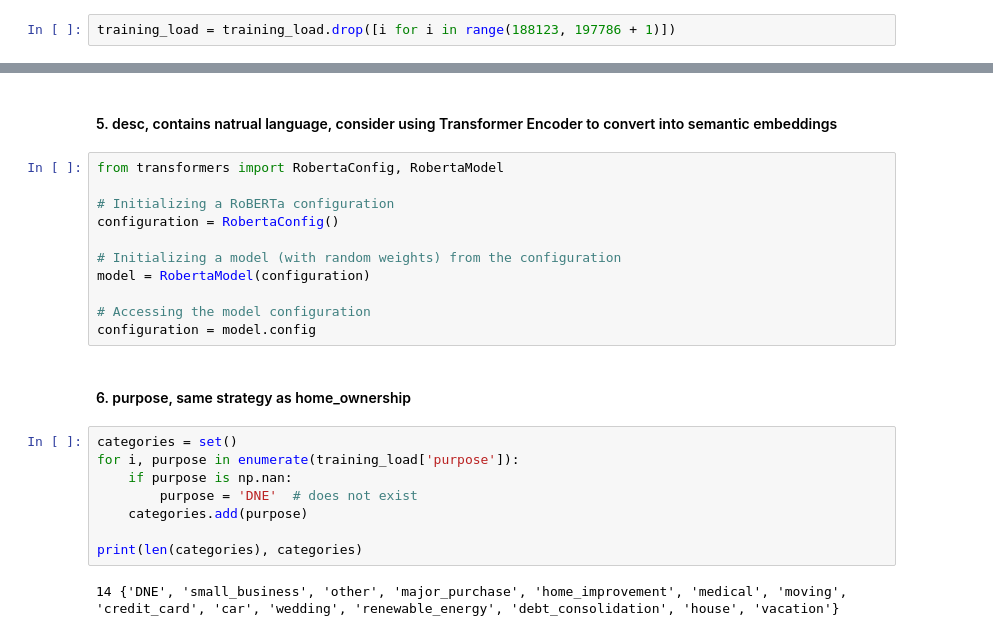
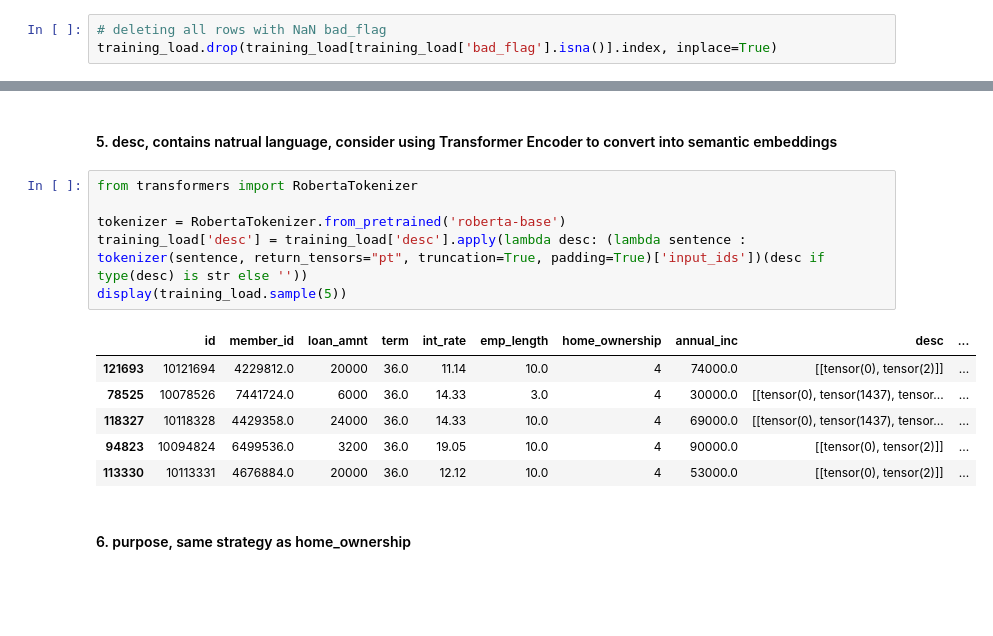
Before and after one commit to FKH886/Dixuan_Wang_take_home_project, a Jupyter notebook: main.ipynb, the cells around one changed output, grey strips where cells are left out. Saved outputs shown, nothing was run; the diff lists cells and outputs as text; blank space fills up the shorter version.

```diff
--- a/main.ipynb
+++ b/main.ipynb
@@ -213,4 +222,5 @@ display(training_load[188123:188128])
-# %%
-training_load = training_load.drop([i for i in range(188123, 197786 + 1)])
+# %%
+# deleting all rows with NaN bad_flag
+training_load.drop(training_load[training_load['bad_flag'].isna()].index, inplace=True)
 # %% [markdown]
 #### 3. emp_length
@@ -257,25 +283,17 @@ display(training_load.sample(5))
 # %% [markdown]
 #### 5. desc, contains natrual language, consider using Transformer Encoder to convert into semantic embeddings
-# %%
-from transformers import RobertaConfig, RobertaModel
-
-# Initializing a RoBERTa configuration
-configuration = RobertaConfig()
-
-# Initializing a model (with random weights) from the configuration
-model = RobertaModel(configuration)
-
-# Accessing the model configuration
-configuration = model.config
+# %%
+from transformers import RobertaTokenizer
+
+tokenizer = RobertaTokenizer.from_pretrained('roberta-base')
+training_load['desc'] = training_load['desc'].apply(lambda desc: (lambda sentence : tokenizer(sentence, return_tensors="pt", truncation=True, padding=True)['input_ids'])(desc if type(desc) is str else ''))
+display(training_load.sample(5))
+# %% [output]
+|  | id | member_id | loan_amnt | term | int_rate | emp_length | home_ownership | annual_inc | desc | ... |
+| 121693 | 10121694 | 4229812.0 | 20000 | 36.0 | 11.14 | 10.0 | 4 | 74000.0 | [[tensor(0), tensor(2)]] | ... |
+| 78525 | 10078526 | 7441724.0 | 6000 | 36.0 | 14.33 | 3.0 | 4 | 30000.0 | [[tensor(0), tensor(1437), tensor... | ... |
+| 118327 | 10118328 | 4429358.0 | 24000 | 36.0 | 14.33 | 10.0 | 4 | 69000.0 | [[tensor(0), tensor(1437), tensor... | ... |
+| 94823 | 10094824 | 6499536.0 | 3200 | 36.0 | 19.05 | 10.0 | 4 | 90000.0 | [[tensor(0), tensor(2)]] | ... |
+| 113330 | 10113331 | 4676884.0 | 20000 | 36.0 | 12.12 | 10.0 | 4 | 53000.0 | [[tensor(0), tensor(2)]] | ... |
 # %% [markdown]
 #### 6. purpose, same strategy as home_ownership
-# %%
-categories = set()
-for i, purpose in enumerate(training_load['purpose']):
-    if purpose is np.nan:
-        purpose = 'DNE'  # does not exist
-    categories.add(purpose)
-
-print(len(categories), categories)
-# %% [output]
-14 {'DNE', 'small_business', 'other', 'major_purchase', 'home_improvement', 'medical', 'moving', 'credit_card', 'car', 'wedding', 'renewable_energy', 'debt_consolidation', 'house', 'vacation'}
```
Also changed, not shown: parts of 17 cells of this notebook.
